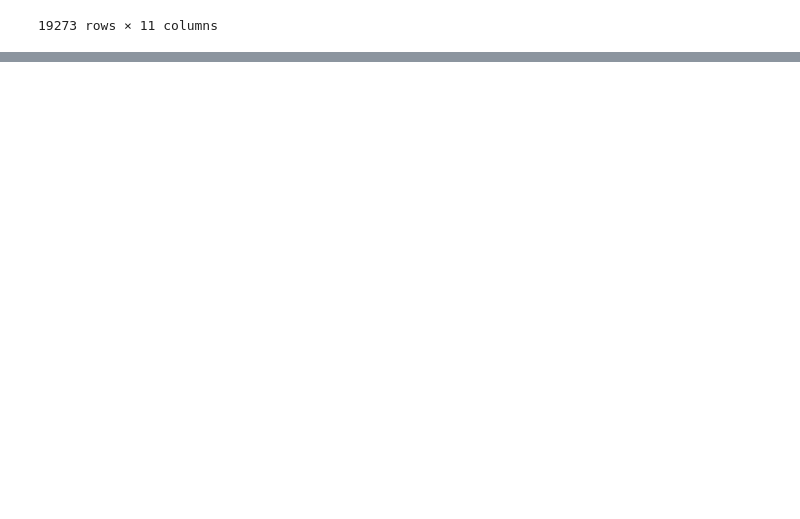
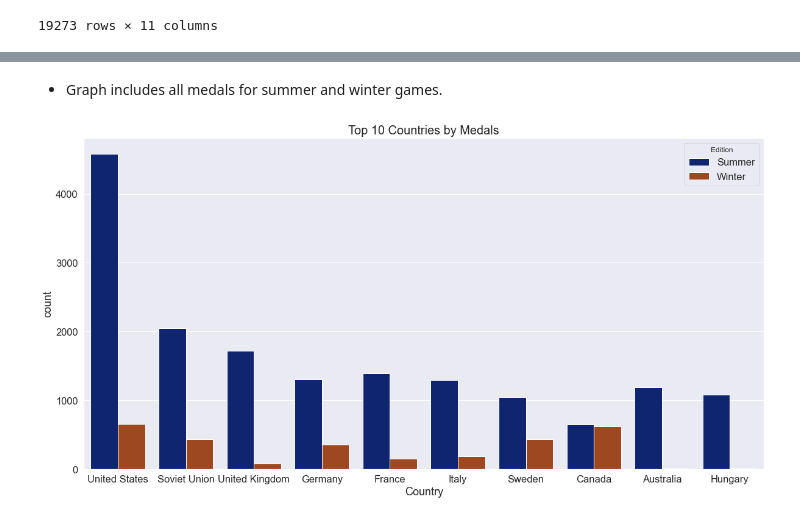
Before and after one commit to HunterKane/Explanatory-Data-Analysis-and-Seaborn-Olympic-Games-, a Jupyter notebook: Project 11 - Olympic Games Explanatory Data Analysis And Visualization .ipynb, the cells around one changed output, grey strips where cells are left out. Saved outputs shown, nothing was run; the diff lists cells and outputs as text; code cells hidden in the pictures; blank space fills up the shorter version.

```diff
--- a/Project 11 - Olympic Games Explanatory Data Analysis And Visualization .ipynb
+++ b/Project 11 - Olympic Games Explanatory Data Analysis And Visualization .ipynb
@@ -749,0 +748,11 @@ plt.show()
+# %% [markdown]
+- Graph includes all medals for summer and winter games.
+# %%
+#Make a graph showing winter and summer game medals per country
+plt.figure(figsize = (20, 10))
+sns.set(font_scale=1.5, palette = "dark")
+sns.countplot(data = olympics_10, x = "Country", hue = "Edition", order = top_10.index)
+plt.title("Top 10 Countries by Medals", fontsize = 20)
+plt.show()
+# %% [output]
+[figure, added]
```
Also changed, not shown: parts of 20 cells of this notebook.
